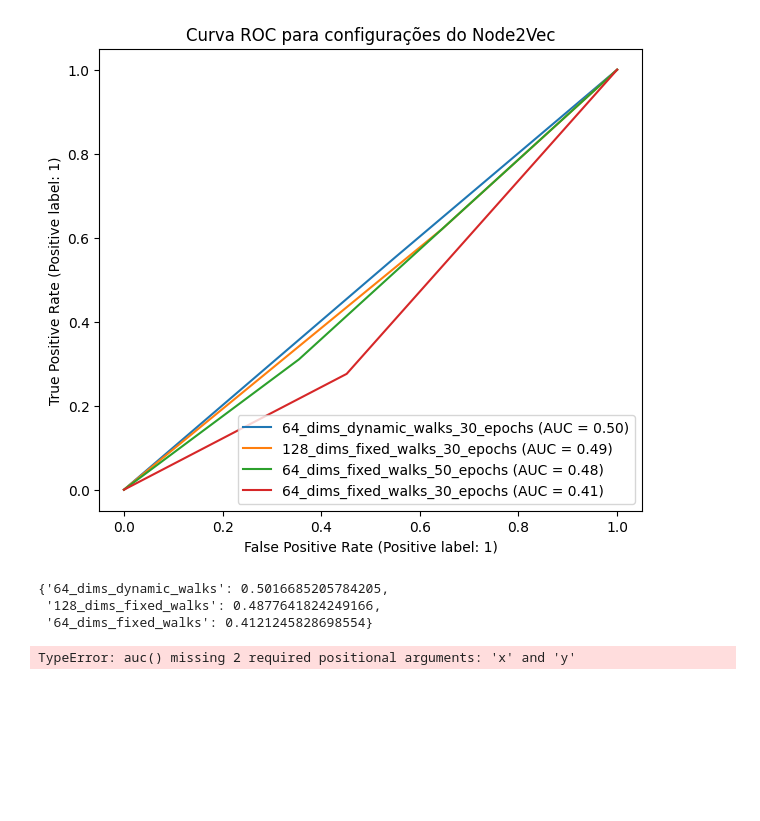
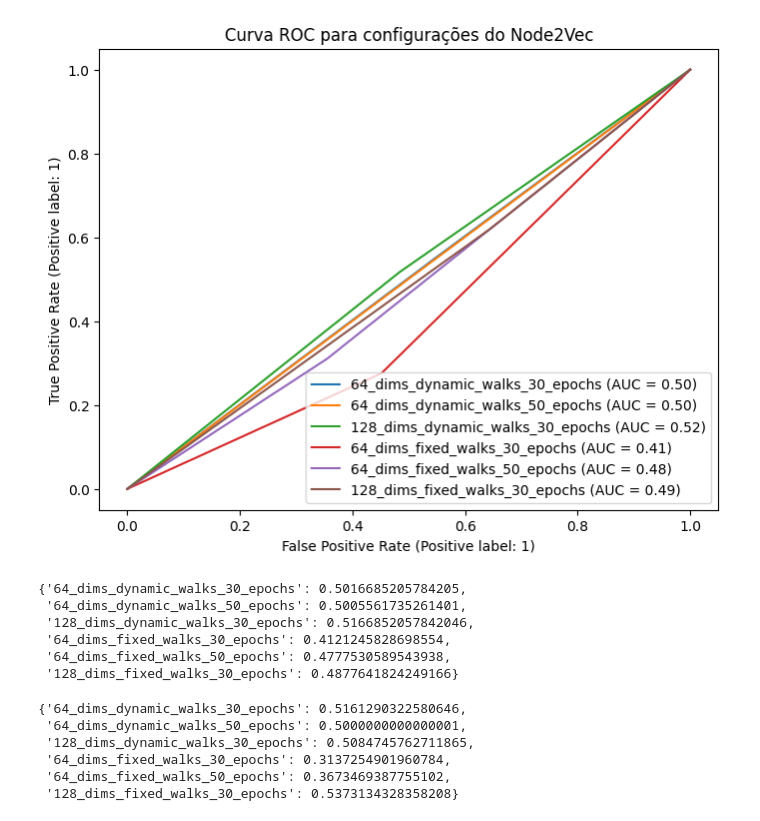
Before and after one commit to Pendulun/POC2, a Jupyter notebook: src/notebooks/4-analise-resultados.ipynb, the cells around one changed output. Saved outputs shown, nothing was run; the diff lists cells and outputs as text; code cells hidden in the pictures; blank space fills up the shorter version.

```diff
--- a/src/notebooks/4-analise-resultados.ipynb
+++ b/src/notebooks/4-analise-resultados.ipynb
@@ -139,47 +163,58 @@ dict_keys(['64_dims_dynamic_walks_30_epochs', '128_dims_fixed_walks_30_epochs',
 random_state = 42
 axs = None
 aucs = dict()
+f1_scores = dict()
 for config, embeds_npy in embeds_objs.items():
     num_instances = embeds_npy.shape[0]
     y = [1]*(num_instances//2) + [0]*(num_instances//2)
 
     X_train, X_test, y_train, y_test = train_test_split(embeds_npy, y,
                                                         test_size=0.2,
                                                         random_state=random_state)
     # d_train = lgb.Dataset(X_train, label=y_train)
     # lgb_model = lgb.LGBMClassifier(**configs[name])
     # lgb_model.fit(X_train, y_train)
     lgb_model = grid_objs[config]
 
     y_pred = lgb_model.predict(X_test)
 
     # for i in range(X_test.shape[0]):
     #     if y_pred[i]>= 0.5:
     #         y_pred[i] = 1
     #     else:
     #         y_pred[i] = 0
 
     aucs[config] = roc_auc_score(y_test, y_pred)
+    f1_scores[config] = f1_score(y_test, y_pred)
     if axs is None:
-        fig, ax = plt.subplots(figsize=(7,6))
+        fig, ax = plt.subplots(figsize=(8,6))
         # disp = RocCurveDisplay.from_estimator(lgb_model, X_test, y_test, name=config)
         disp = RocCurveDisplay.from_predictions(y_test, y_pred, name=config, ax=ax)
         axs = disp.ax_
     else:
         # disp = RocCurveDisplay.from_estimator(lgb_model, X_test, y_test, ax=axs, name=config)
         disp = RocCurveDisplay.from_predictions(y_test, y_pred, name=config, ax=axs)
 
 plt.title("Curva ROC para configurações do Node2Vec")
+plt.savefig("assets/roc_curves.png")
 plt.show()
 # %% [output]
-[figure, old version]
+[figure, new version]
 # %%
 aucs
 # %% [output]
-{'64_dims_dynamic_walks': 0.5016685205784205,
- '128_dims_fixed_walks': 0.4877641824249166,
- '64_dims_fixed_walks': 0.4121245828698554}
+{'64_dims_dynamic_walks_30_epochs': 0.5016685205784205,
+ '64_dims_dynamic_walks_50_epochs': 0.5005561735261401,
+ '128_dims_dynamic_walks_30_epochs': 0.5166852057842046,
+ '64_dims_fixed_walks_30_epochs': 0.4121245828698554,
+ '64_dims_fixed_walks_50_epochs': 0.4777530589543938,
+ '128_dims_fixed_walks_30_epochs': 0.4877641824249166}
-# %%
-auc()
-# %% [output]
-TypeError: auc() missing 2 required positional arguments: 'x' and 'y'
+# %%
+f1_scores
+# %% [output]
+{'64_dims_dynamic_walks_30_epochs': 0.5161290322580646,
+ '64_dims_dynamic_walks_50_epochs': 0.5000000000000001,
+ '128_dims_dynamic_walks_30_epochs': 0.5084745762711865,
+ '64_dims_fixed_walks_30_epochs': 0.3137254901960784,
+ '64_dims_fixed_walks_50_epochs': 0.3673469387755102,
+ '128_dims_fixed_walks_30_epochs': 0.5373134328358208}
```
Also changed, not shown: parts of 14 cells of this notebook, 3 other files.
